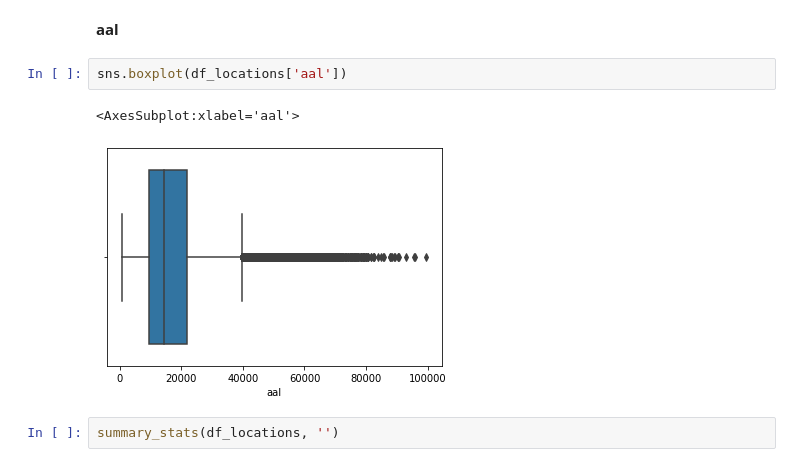
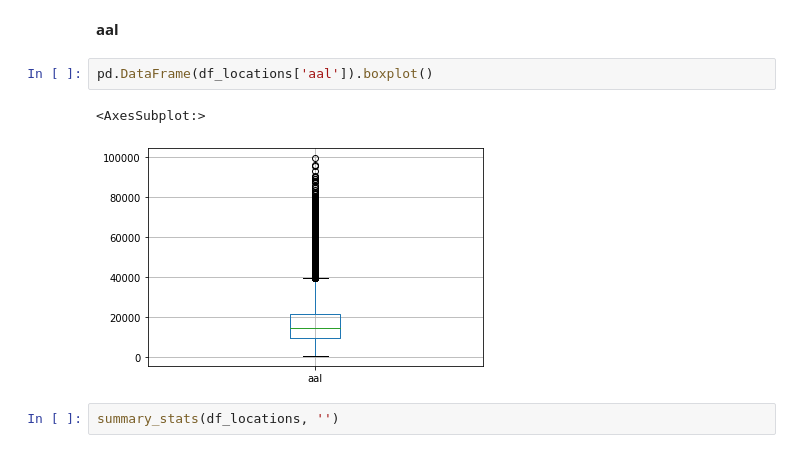
Before and after one commit to kevinmiguel97/Winter-storm-risk-evaluation, a Jupyter notebook: locations_analysis.ipynb, the cells around one changed output. Saved outputs shown, nothing was run; the diff lists cells and outputs as text.

```diff
--- a/locations_analysis.ipynb
+++ b/locations_analysis.ipynb
@@ -203,11 +203,11 @@ df_locations.head()
 | 5 | 1 | PA | Allegheny | 15049 | 770678 | 14941 | 563245 | ... |
 # %% [markdown]
 **aal**
-# %%
-sns.boxplot(df_locations['aal'])
-# %% [output]
-<AxesSubplot:xlabel='aal'>
-[figure, removed]
+# %%
+pd.DataFrame(df_locations['aal']).boxplot()
+# %% [output]
+<AxesSubplot:>
+[figure, added]
 # %%
 summary_stats(df_locations, '')
 # %% [output]
```
Also changed, not shown: parts of 22 cells of this notebook, 3 other files.
